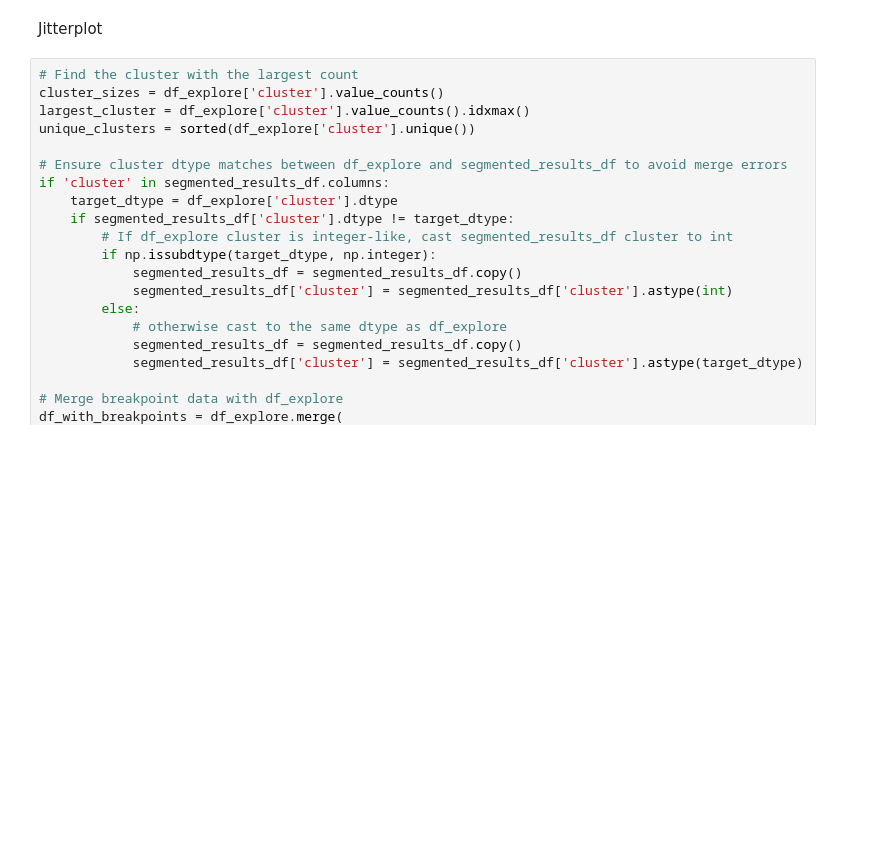
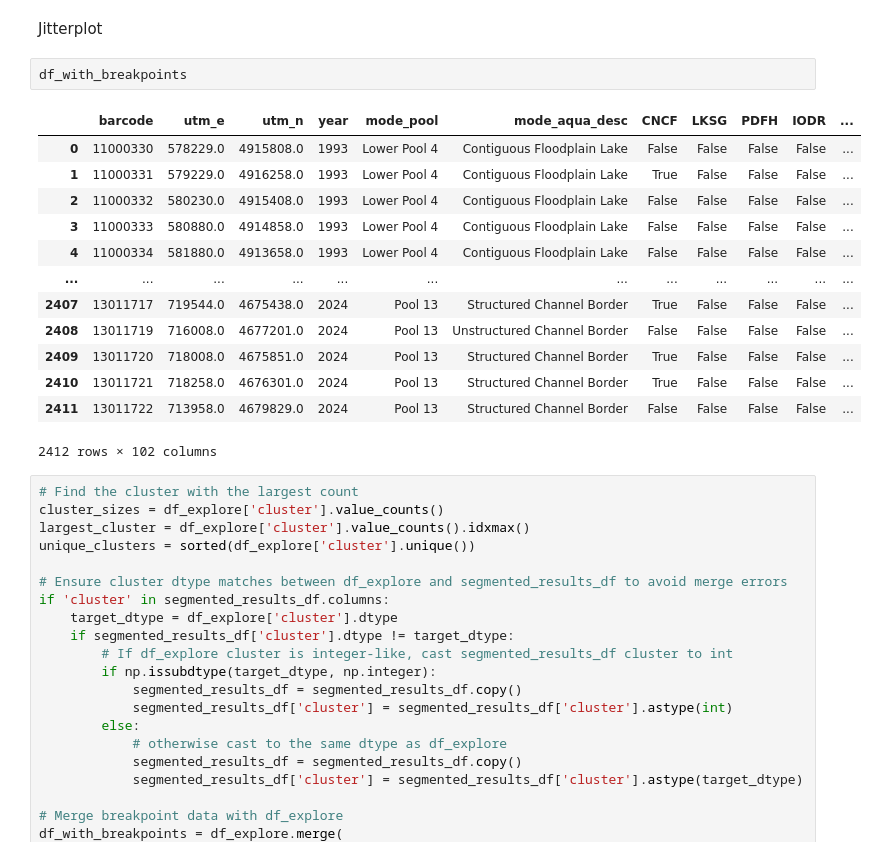
Before and after one commit to jppeirce/ltrm_fish, a Jupyter notebook: 3cluster_visualization.ipynb, the cells around one changed output. Drawn from its saved outputs; the diff is of its cells as text; blank space fills up the shorter version.

```diff
--- a/3cluster_visualization.ipynb
+++ b/3cluster_visualization.ipynb
@@ -724,6 +1064,22 @@ g.figure.savefig('assemblage_location_break.jpg', dpi=300, bbox_inches='tight')
 [figure]
 # %% [markdown]
 Jitterplot
+# %%
+df_with_breakpoints
+# %% [output]
+|  | barcode | utm_e | utm_n | year | mode_pool | mode_aqua_desc | CNCF | LKSG | PDFH | IODR | ... |
+| 0 | 11000330 | 578229.0 | 4915808.0 | 1993 | Lower Pool 4 | Contiguous Floodplain Lake | False | False | False | False | ... |
+| 1 | 11000331 | 579229.0 | 4916258.0 | 1993 | Lower Pool 4 | Contiguous Floodplain Lake | True | False | False | False | ... |
+| 2 | 11000332 | 580230.0 | 4915408.0 | 1993 | Lower Pool 4 | Contiguous Floodplain Lake | False | False | False | False | ... |
+| 3 | 11000333 | 580880.0 | 4914858.0 | 1993 | Lower Pool 4 | Contiguous Floodplain Lake | False | False | False | False | ... |
+| 4 | 11000334 | 581880.0 | 4913658.0 | 1993 | Lower Pool 4 | Contiguous Floodplain Lake | False | False | False | False | ... |
+| ... | ... | ... | ... | ... | ... | ... | ... | ... | ... | ... | ... |
+| 2407 | 13011717 | 719544.0 | 4675438.0 | 2024 | Pool 13 | Structured Channel Border | True | False | False | False | ... |
+| 2408 | 13011719 | 716008.0 | 4677201.0 | 2024 | Pool 13 | Unstructured Channel Border | False | False | False | False | ... |
+| 2409 | 13011720 | 718008.0 | 4675851.0 | 2024 | Pool 13 | Structured Channel Border | True | False | False | False | ... |
+| 2410 | 13011721 | 718258.0 | 4676301.0 | 2024 | Pool 13 | Structured Channel Border | True | False | False | False | ... |
+| 2411 | 13011722 | 713958.0 | 4679829.0 | 2024 | Pool 13 | Structured Channel Border | False | False | False | False | ... |
+2412 rows × 102 columns
 # %%
 # Find the cluster with the largest count
 cluster_sizes = df_explore['cluster'].value_counts()
```
Also changed, not shown: parts of 10 cells of this notebook, 14 other files.
